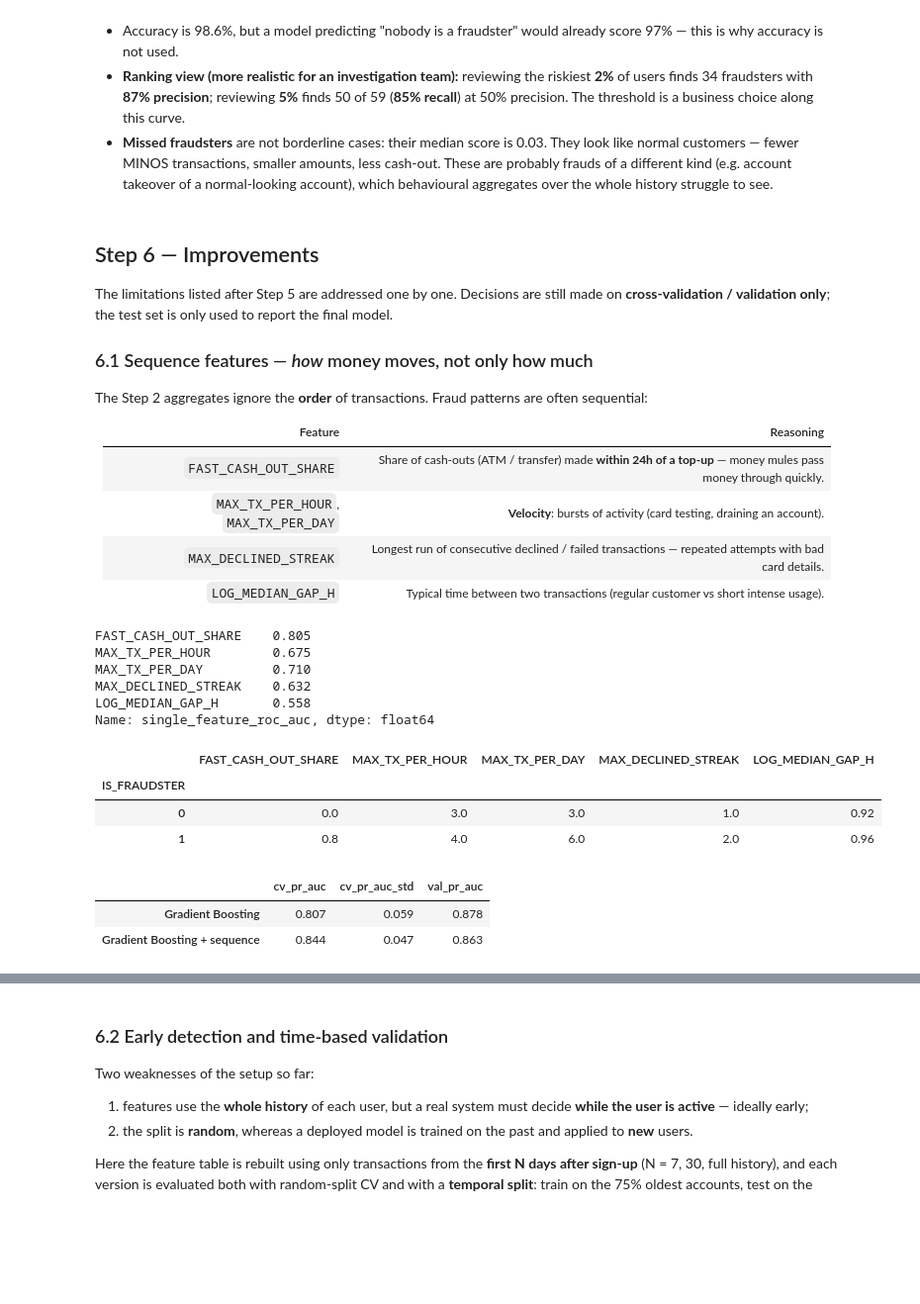
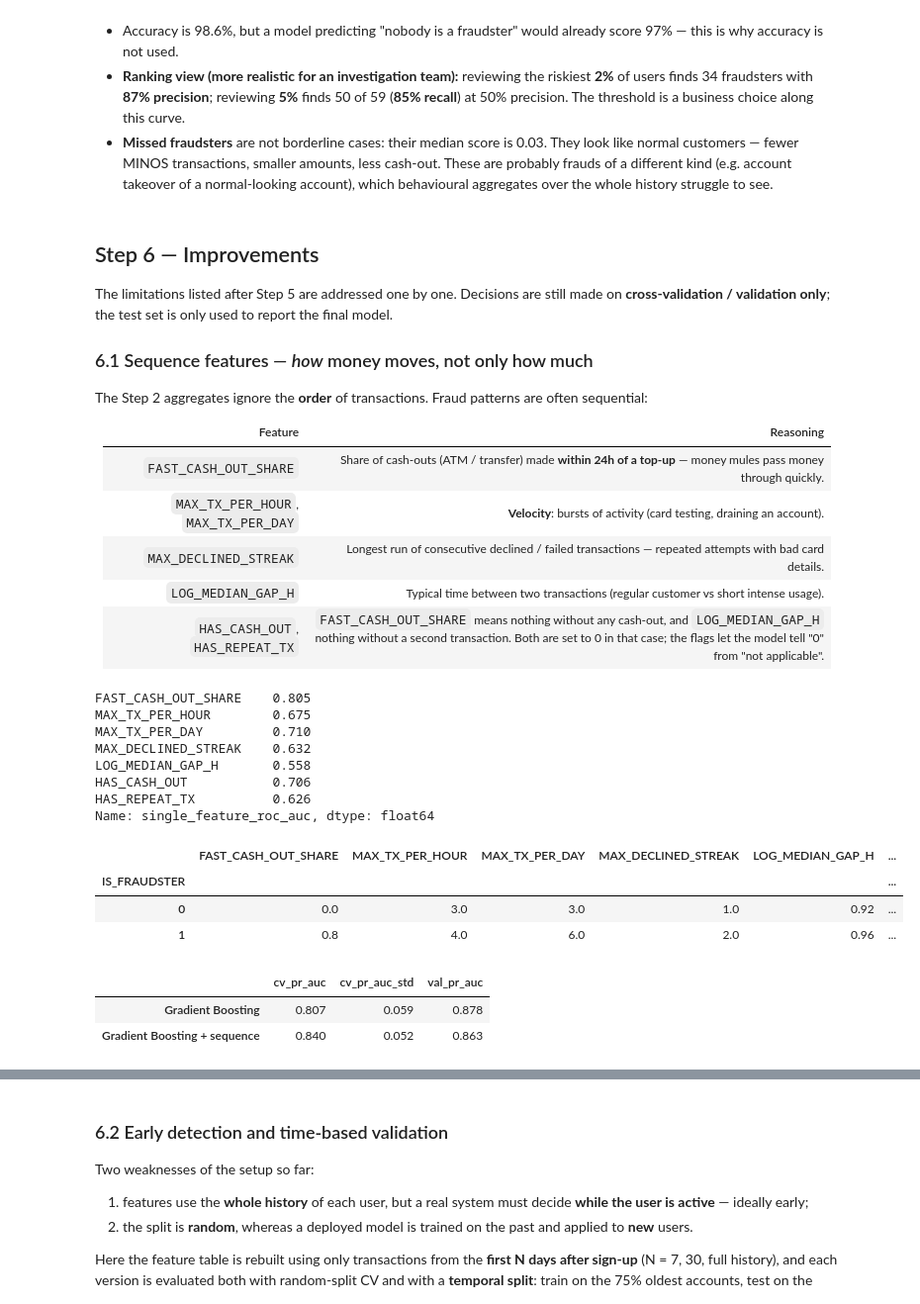
Before and after one commit to AmidNova/fraudster-detection, a Jupyter notebook: fraud_detection.ipynb, the cells around one changed output, grey strips where cells are left out. Shown at 99% size. Saved outputs shown, nothing was run; the diff lists cells and outputs as text; code cells hidden in the pictures; blank space fills up the shorter version.

```diff
--- a/fraud_detection.ipynb
+++ b/fraud_detection.ipynb
@@ -367,19 +306,5 @@ def activity_features(tx, users):
 # %%
-def build_feature_table(users, tx):
-    """Final modelling table: one row per user, features + target.
-
-    Users without any transaction get 0 for transaction features;
-    HAS_TX lets the model tell "no activity" apart from "zero values"."""
-    tx_feats = activity_features(tx, users).join(share_features(tx))
-    features = (profile_features(users)
-                .join(tx_feats)
-                .assign(HAS_TX=lambda d: d["N_TX"].notna().astype(int))
-                .fillna(0))
-    target = users.set_index("ID")["IS_FRAUDSTER"].astype(int).rename("IS_FRAUDSTER")
-    return features.join(target)
-
-
-data = build_feature_table(users, tx)
+data = build_feature_table(users, tx, COUNTRY_ISO3)
 FEATURES = [c for c in data.columns if c != "IS_FRAUDSTER"]
 print(data.shape, "|", len(FEATURES), "features | missing values:", data.isna().sum().sum())
 data.head()
@@ -703,80 +637,39 @@ The Step 2 aggregates ignore the **order** of transactions. Fraud patterns are o
 | `MAX_TX_PER_HOUR`, `MAX_TX_PER_DAY` | **Velocity**: bursts of activity (card testing, draining an account). |
 | `MAX_DECLINED_STREAK` | Longest run of consecutive declined / failed transactions — repeated attempts with bad card details. |
 | `LOG_MEDIAN_GAP_H` | Typical time between two transactions (regular customer vs short intense usage). |
+| `HAS_CASH_OUT`, `HAS_REPEAT_TX` | `FAST_CASH_OUT_SHARE` means nothing without any cash-out, and `LOG_MEDIAN_GAP_H` nothing without a second transaction. Both are set to 0 in that case; the flags let the model tell "0" from "not applicable". |
 # %%
-FAST_CASH_OUT_HOURS = 24
-BAD_STATES = ["DECLINED", "FAILED"]
-
-
-def sequence_features(tx):
-    """Order-aware features per user: velocity, declined streaks, top-up -> cash-out speed."""
-    tx = tx.sort_values(["USER_ID", "CREATED_DATE"])
-    by_user = tx.groupby("USER_ID")
-
-    max_per_hour = tx.groupby(["USER_ID", tx["CREATED_DATE"].dt.floor("h")]).size().groupby(level=0).max()
-    max_per_day = tx.groupby(["USER_ID", tx["CREATED_DATE"].dt.floor("D")]).size().groupby(level=0).max()
-    gap_hours = by_user["CREATED_DATE"].diff().dt.total_seconds() / 3600
-    median_gap = gap_hours.groupby(tx["USER_ID"]).median()
-
-    # Longest run of consecutive declined / failed transactions
-    is_bad = tx["STATE"].isin(BAD_STATES)
-    run_id = (is_bad != is_bad.groupby(tx["USER_ID"]).shift()).cumsum()
-    max_bad_streak = is_bad.groupby(run_id).transform("sum").groupby(tx["USER_ID"]).max()
-
-    # For every cash-out, time since the user's previous top-up
-    topups = (tx.loc[tx["TYPE"] == "TOPUP", ["USER_ID", "CREATED_DATE"]]
-                .rename(columns={"CREATED_DATE": "TOPUP_DATE"}).sort_values("TOPUP_DATE"))
-    cash_outs = tx.loc[tx["TYPE"].isin(CASH_OUT_TYPES), ["USER_ID", "CREATED_DATE"]].sort_values("CREATED_DATE")
-    linked = pd.merge_asof(cash_outs, topups, left_on="CREATED_DATE", right_on="TOPUP_DATE",
-                           by="USER_ID", direction="backward")
-    delay_hours = (linked["CREATED_DATE"] - linked["TOPUP_DATE"]).dt.total_seconds() / 3600
-    fast_share = (delay_hours <= FAST_CASH_OUT_HOURS).groupby(linked["USER_ID"]).mean()
-
-    return pd.DataFrame({
-        "FAST_CASH_OUT_SHARE": fast_share,
-        "MAX_TX_PER_HOUR": max_per_hour,
-        "MAX_TX_PER_DAY": max_per_day,
-        "MAX_DECLINED_STREAK": max_bad_streak,
-        "LOG_MEDIAN_GAP_H": np.log1p(median_gap),
-    })
-
-
 seq = sequence_features(tx)
 SEQ_FEATURES = list(seq.columns)
-data_v2 = data.join(seq).fillna(0)
+data_v2 = data.join(seq).fillna(0)   # users without transactions: 0 everywhere, flags included
 FEATURES_V2 = FEATURES + SEQ_FEATURES
 
 display(pd.Series({f: roc_auc_score(data_v2["IS_FRAUDSTER"], data_v2[f]) for f in SEQ_FEATURES},
                   name="single_feature_roc_auc").round(3))
 data_v2.groupby("IS_FRAUDSTER")[SEQ_FEATURES].median().round(2)
 # %% [output]
 FAST_CASH_OUT_SHARE    0.805
 MAX_TX_PER_HOUR        0.675
 MAX_TX_PER_DAY         0.710
 MAX_DECLINED_STREAK    0.632
 LOG_MEDIAN_GAP_H       0.558
+HAS_CASH_OUT           0.706
+HAS_REPEAT_TX          0.626
 Name: single_feature_roc_auc, dtype: float64
-|  | FAST_CASH_OUT_SHARE | MAX_TX_PER_HOUR | MAX_TX_PER_DAY | MAX_DECLINED_STREAK | LOG_MEDIAN_GAP_H |
-| IS_FRAUDSTER |  |  |  |  |  |
-| 0 | 0.0 | 3.0 | 3.0 | 1.0 | 0.92 |
-| 1 | 0.8 | 4.0 | 6.0 | 2.0 | 0.96 |
+|  | FAST_CASH_OUT_SHARE | MAX_TX_PER_HOUR | MAX_TX_PER_DAY | MAX_DECLINED_STREAK | LOG_MEDIAN_GAP_H | ... |
+| IS_FRAUDSTER |  |  |  |  |  | ... |
+| 0 | 0.0 | 3.0 | 3.0 | 1.0 | 0.92 | ... |
+| 1 | 0.8 | 4.0 | 6.0 | 2.0 | 0.96 | ... |
 # %%
 # Same users in train / validation / test as before, with the extra features
 X2_train, X2_val, X2_test = (data_v2.loc[idx.index, FEATURES_V2] for idx in (X_train, X_val, X_test))
 
-gb_v2 = {"Gradient Boosting + sequence": make_models()["Gradient Boosting"]}
-cv_v2 = cross_validate_models(gb_v2, X2_train, y_train)
-model_v2 = gb_v2["Gradient Boosting + sequence"].fit(X2_train, y_train)
-cv_v2["val_pr_auc"] = average_precision_score(y_val, model_v2.predict_proba(X2_val)[:, 1])
-
-comparison_v2 = pd.concat([
-    cv_results.loc[[BEST_MODEL_NAME], ["cv_pr_auc", "cv_pr_auc_std"]]
-              .assign(val_pr_auc=val_results.loc[BEST_MODEL_NAME, "val_pr_auc"]),
-    cv_v2[["cv_pr_auc", "cv_pr_auc_std", "val_pr_auc"]]]).round(3)
+cv_v2, model_v2 = evaluate_variant("Gradient Boosting + sequence", X2_train, X2_val)
+comparison_v2 = compare_with_base(cv_v2)
 comparison_v2
 # %% [output]
 |  | cv_pr_auc | cv_pr_auc_std | val_pr_auc |
 | Gradient Boosting | 0.807 | 0.059 | 0.878 |
-| Gradient Boosting + sequence | 0.844 | 0.047 | 0.863 |
+| Gradient Boosting + sequence | 0.840 | 0.052 | 0.863 |
 # %% [markdown]
 **Observation** — the sequence features carry real signal: `FAST_CASH_OUT_SHARE` alone reaches ROC-AUC 0.81 (median fraudster: 80% of cash-outs within 24h of a top-up, vs 0% for other users), and fraudsters have twice the daily peak of transactions.
```
Also changed, not shown: parts of 24 cells of this notebook, 8 other files.
